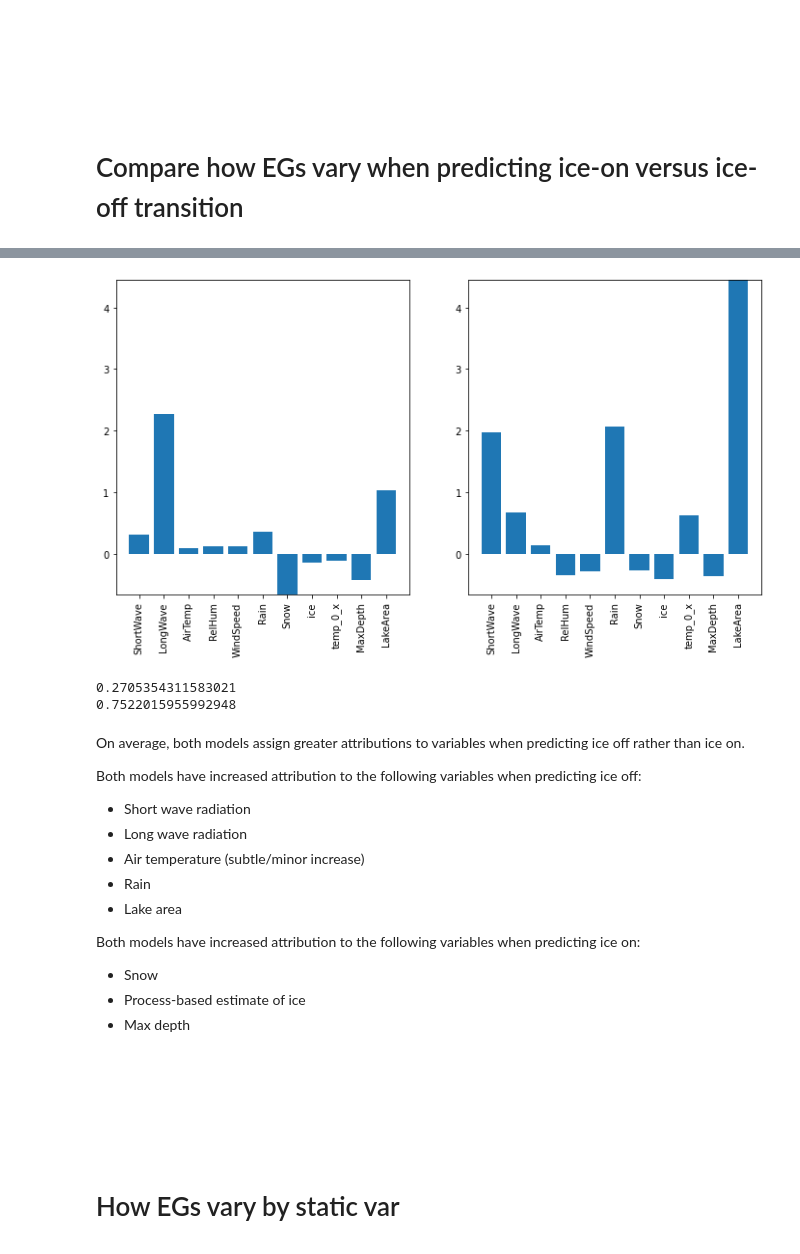
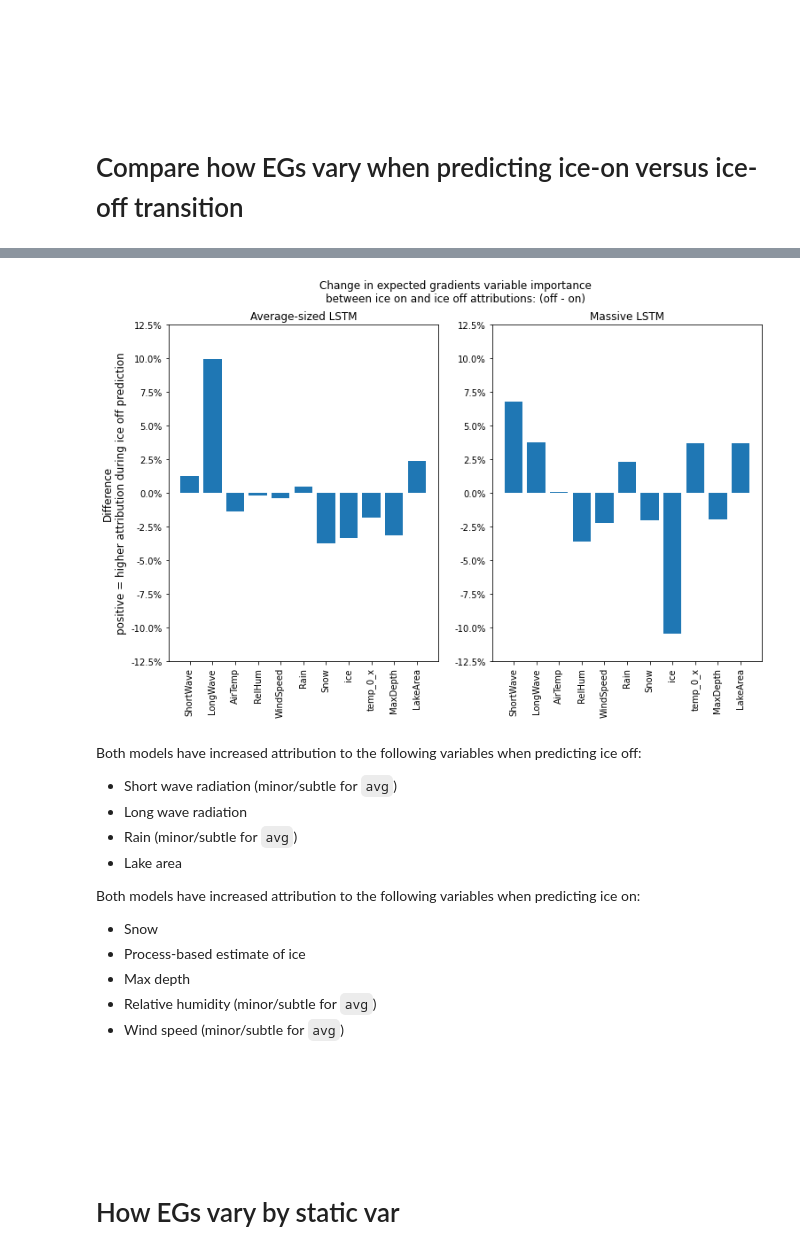
Before and after one commit to jdiaz4302/lake_ice_prediction, a Jupyter notebook: 03_eval/src/C_VisualizeXAI.ipynb, the cells around one changed output, grey strips where cells are left out. Drawn from its saved outputs; the diff is of its cells as text; code cells hidden in the pictures.

```diff
--- a/03_eval/src/C_VisualizeXAI.ipynb
+++ b/03_eval/src/C_VisualizeXAI.ipynb
@@ -51,9 +51,9 @@ resolution = 25 # ICE
 ### Values
 # %%
 ice_on_start = 50
-ice_on_end = 200
+ice_on_end = 215
 
-ice_off_start = 200
+ice_off_start = 215
 ice_off_end = 350
 # %% [markdown]
 <br><br><br>
@@ -304,10 +329,14 @@ for i in range(5):
     for j in range(len(valid_variables)):
         ax[0].plot(avg_valid_eg_results_ice_off[rand_i, :, j])
         ax[1].plot(massive_valid_eg_results_ice_off[rand_i, :, j], label = valid_variables[j])
-    ax[0].set_ylim(ymin, ymax)
-    ax[1].set_ylim(ymin, ymax)
-    ax[0].set_xlim(ice_off_start, ice_off_end)
-    ax[1].set_xlim(ice_off_start, ice_off_end)
+    for k in range(2):
+        ax[k].set_ylim(ymin, ymax)
+        ax[k].set_xlim(ice_off_start, ice_off_end)
+        ax[k].set_xlabel('Time step')
+    ax[0].set_ylabel("Expected gradients' attribution value",
+                     fontsize = 12)
+    ax[0].set_title('Average-sized LSTM')
+    ax[1].set_title('Massive LSTM')
     fig.suptitle('DOW = ' + rand_dow + ", " + rand_start_date + ' thru ' + rand_end_date)
     fig.legend(bbox_to_anchor = (1.05, 1))
 # %% [output]
@@ -376,52 +409,51 @@ plt.legend();
 # %%
-avg_ice_off_percent_change_relative_ice_on = ((avg_total_abs_attribution_by_var_ice_off -
-                                               avg_total_abs_attribution_by_var_ice_on) /
-                                              avg_total_abs_attribution_by_var_ice_on)
+avg_ice_off_percent_change_relative_ice_on = ((avg_rel_abs_attribution_by_var_ice_off -
+                                               avg_rel_abs_attribution_by_var_ice_on))
 
-massive_ice_off_percent_change_relative_ice_on = ((massive_total_abs_attribution_by_var_ice_off -
-                                                   massive_total_abs_attribution_by_var_ice_on) /
-                                                  massive_total_abs_attribution_by_var_ice_on)
+massive_ice_off_percent_change_relative_ice_on = ((massive_rel_abs_attribution_by_var_ice_off -
+                                                   massive_rel_abs_attribution_by_var_ice_on))
 
 ymin = np.min([np.min(avg_ice_off_percent_change_relative_ice_on),
                np.min(massive_ice_off_percent_change_relative_ice_on)])
 ymax = np.max([np.max(avg_ice_off_percent_change_relative_ice_on),
                np.max(massive_ice_off_percent_change_relative_ice_on)])
+ymin = ymin + ymin*0.05
+ymax = ymax + ymax*0.05
 
-fig, ax = plt.subplots(1, 2, figsize = (12, 6))
+
+fig, ax = plt.subplots(1, 2, figsize = (12, 7))
+
+fig.suptitle('Change in expected gradients variable importance\n' +
+             'between ice on and ice off attributions: (off - on)')
 
 ax[0].bar(range(len(valid_variables)),
           avg_ice_off_percent_change_relative_ice_on,
           label = 'ice off')
 ax[1].bar(range(len(valid_variables)),
           massive_ice_off_percent_change_relative_ice_on,
           label = 'ice off')
 
-ax[0].set_ylim(ymin, ymax)
-ax[1].set_ylim(ymin, ymax)
+ax[0].set_ylabel('Difference\n' +
+                 'positive = higher attribution during ice off prediction',
+                 fontsize = 12)
 
-ax[0].set_xticks(range(len(valid_variables)),
-           valid_variables,
-           rotation = 90)
-ax[1].set_xticks(range(len(valid_variables)),
-           valid_variables,
-           rotation = 90);
+for i in range(2):
+    ax[i].set_ylim(ymin, ymax)
+    ax[i].set_xticks(range(len(valid_variables)),
+                     valid_variables,
+                     rotation = 90)
+    ax[i].set_yticks(ax[i].get_yticks(), [str(np.round(100*tick, 1))+'%' for tick in ax[i].get_yticks()])
+
+ax[0].set_title('Average-sized LSTM')
+ax[1].set_title('Massive LSTM');
 # %% [output]
-[figure, old version]
+[figure, new version]
-# %%
-print(np.mean(avg_ice_off_percent_change_relative_ice_on))
-print(np.mean(massive_ice_off_percent_change_relative_ice_on))
-# %% [output]
-0.2705354311583021
-0.7522015955992948
 # %% [markdown]
-On average, both models  assign greater attributions to variables when predicting ice off rather than ice on.
-
 Both models have increased attribution to the following variables when predicting ice off:
 
-* Short wave radiation
+* Short wave radiation (minor/subtle for `avg`)
 * Long wave radiation
-* Air temperature (subtle/minor increase)
-* Rain
+* Rain (minor/subtle for `avg`)
 * Lake area
 
 Both models have increased attribution to the following variables when predicting ice on:
@@ -429,6 +461,8 @@ Both models have increased attribution to the following variables when predictin
 * Snow
 * Process-based estimate of ice
 * Max depth
+* Relative humidity (minor/subtle for `avg`)
+* Wind speed (minor/subtle for `avg`)
 # %% [markdown]
 <br><br><br><br><br>
 
```
Also changed, not shown: parts of 25 cells of this notebook.
